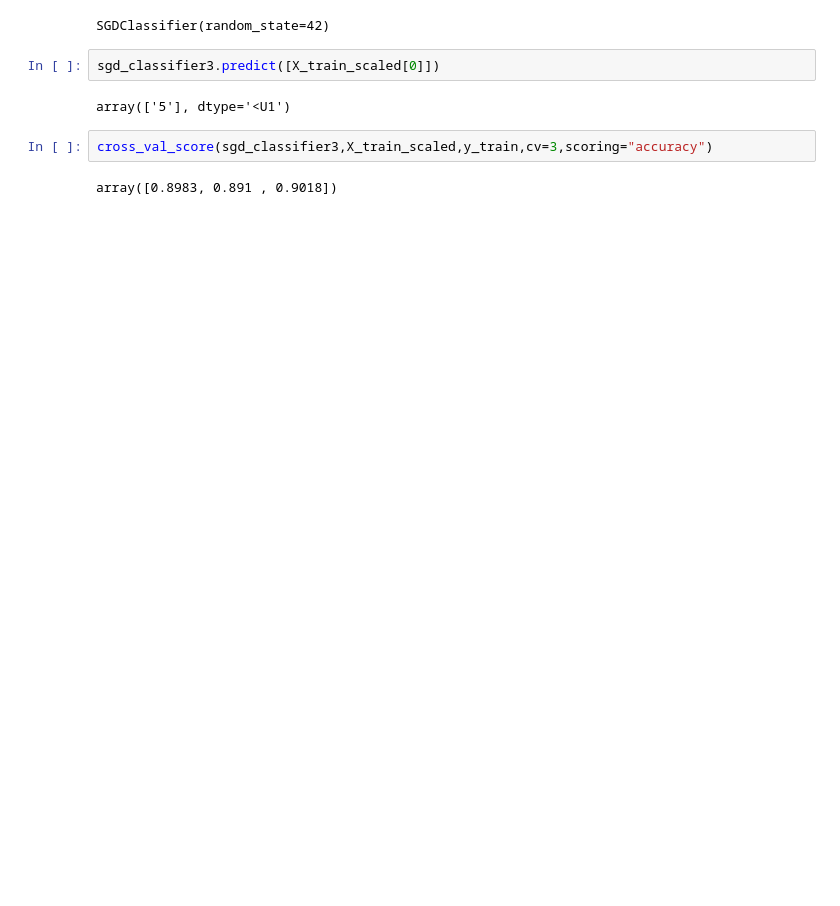
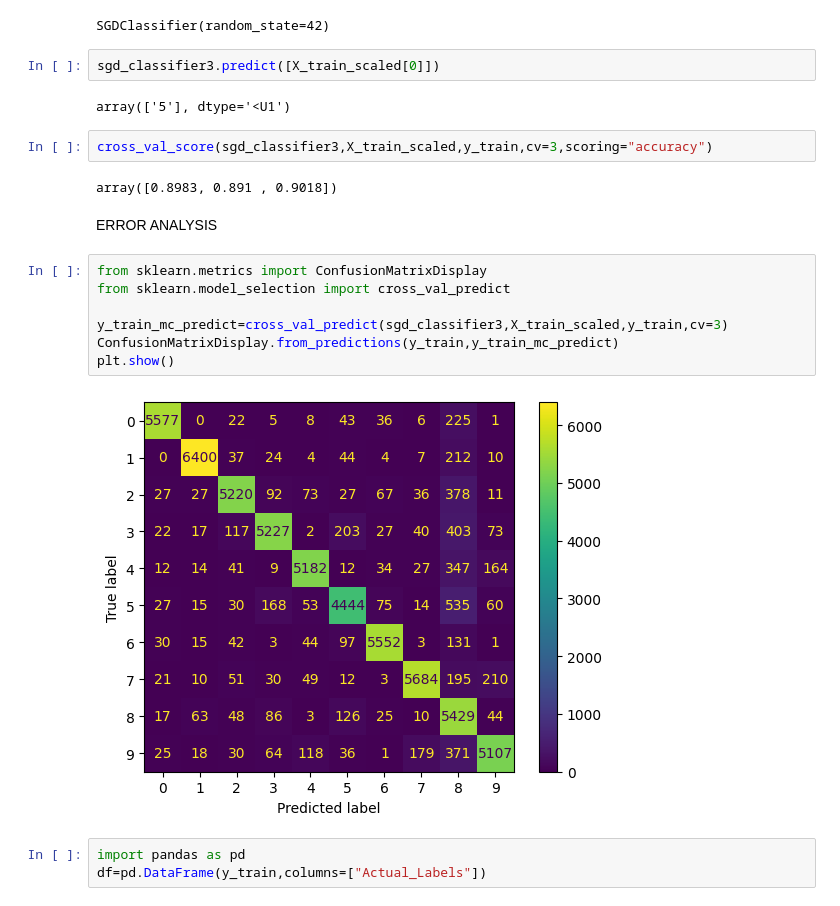
Before and after one commit to AbhiAbhi324/mlpractice, a Jupyter notebook: 3classification.ipynb, the cells around one changed output. Drawn from its saved outputs; the diff is of its cells as text; blank space fills up the shorter version.

Commit message:
error analysis

```diff
--- a/3classification.ipynb
+++ b/3classification.ipynb
@@ -455,3 +456,17 @@ array(['5'], dtype='<U1')
 cross_val_score(sgd_classifier3,X_train_scaled,y_train,cv=3,scoring="accuracy")
 # %% [output]
 array([0.8983, 0.891 , 0.9018])
+# %% [markdown]
+ERROR ANALYSIS
+# %%
+from sklearn.metrics import ConfusionMatrixDisplay
+from sklearn.model_selection import cross_val_predict
+
+y_train_mc_predict=cross_val_predict(sgd_classifier3,X_train_scaled,y_train,cv=3)
+ConfusionMatrixDisplay.from_predictions(y_train,y_train_mc_predict)
+plt.show()
+# %% [output]
+[figure, added]
+# %%
+import pandas as pd
+df=pd.DataFrame(y_train,columns=["Actual_Labels"])
```
Also changed, not shown: parts of 4 cells of this notebook.
